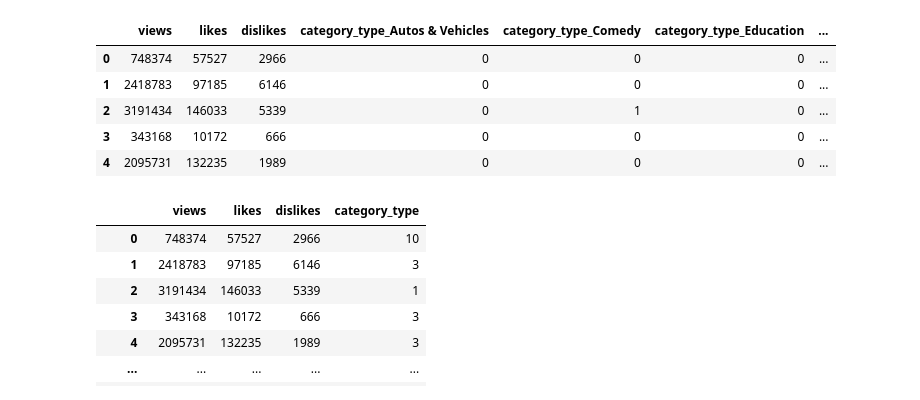
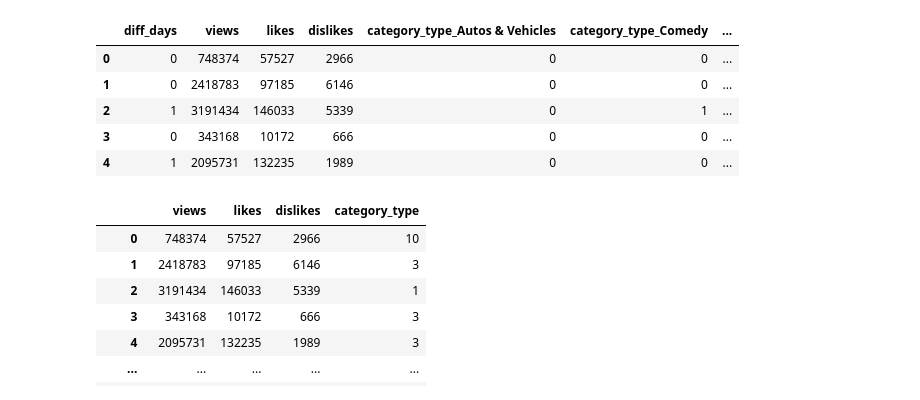
Before and after one commit to GFAmsterdam/Youtube_Trending_Video_Analysis, a Jupyter notebook: Antonio_ML/scaling_data.ipynb, the cells around one changed output. Drawn from its saved outputs; the diff is of its cells as text; code cells hidden in the pictures.

```diff
--- a/Antonio_ML/scaling_data.ipynb
+++ b/Antonio_ML/scaling_data.ipynb
@@ -45,13 +220,13 @@ youtube_df2
 # %%
-loans_binary_encoded = pd.get_dummies(youtube_df2, columns=['category_type'])
-loans_binary_encoded.head()
+# youtube_binary_encoded = pd.get_dummies(youtube_cl, columns=['category_type'])
+# youtube_binary_encoded.head()
 # %% [output]
-|  | views | likes | dislikes | category_type_Autos & Vehicles | category_type_Comedy | category_type_Education | ... |
-| 0 | 748374 | 57527 | 2966 | 0 | 0 | 0 | ... |
-| 1 | 2418783 | 97185 | 6146 | 0 | 0 | 0 | ... |
-| 2 | 3191434 | 146033 | 5339 | 0 | 1 | 0 | ... |
-| 3 | 343168 | 10172 | 666 | 0 | 0 | 0 | ... |
-| 4 | 2095731 | 132235 | 1989 | 0 | 0 | 0 | ... |
+|  | diff_days | views | likes | dislikes | category_type_Autos & Vehicles | category_type_Comedy | ... |
+| 0 | 0 | 748374 | 57527 | 2966 | 0 | 0 | ... |
+| 1 | 0 | 2418783 | 97185 | 6146 | 0 | 0 | ... |
+| 2 | 1 | 3191434 | 146033 | 5339 | 0 | 1 | ... |
+| 3 | 0 | 343168 | 10172 | 666 | 0 | 0 | ... |
+| 4 | 1 | 2095731 | 132235 | 1989 | 0 | 0 | ... |
 # %%
 # from sklearn.preprocessing import LabelEncoder
 
```
Also changed, not shown: parts of 19 cells of this notebook, 7 other files.
